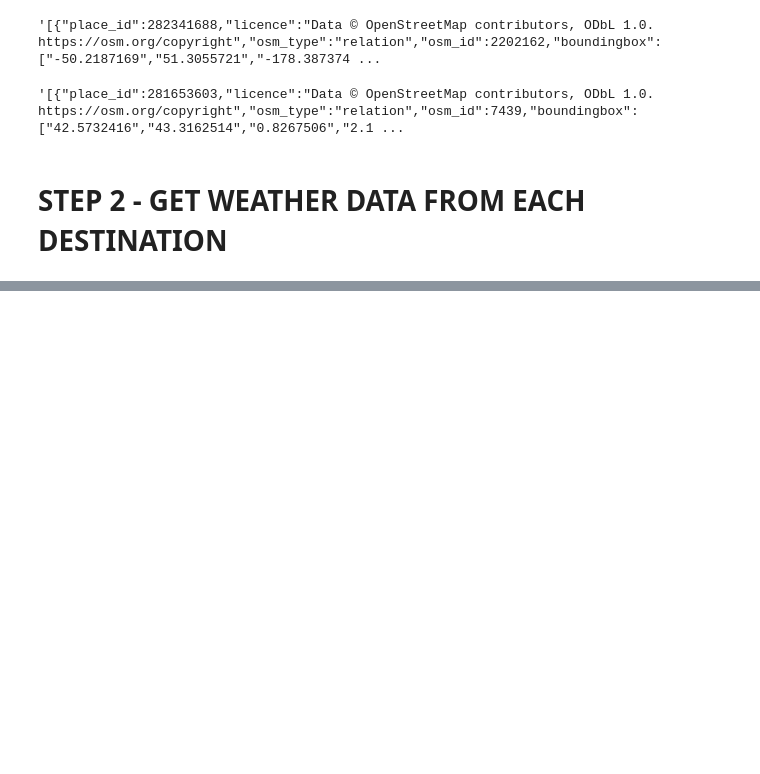
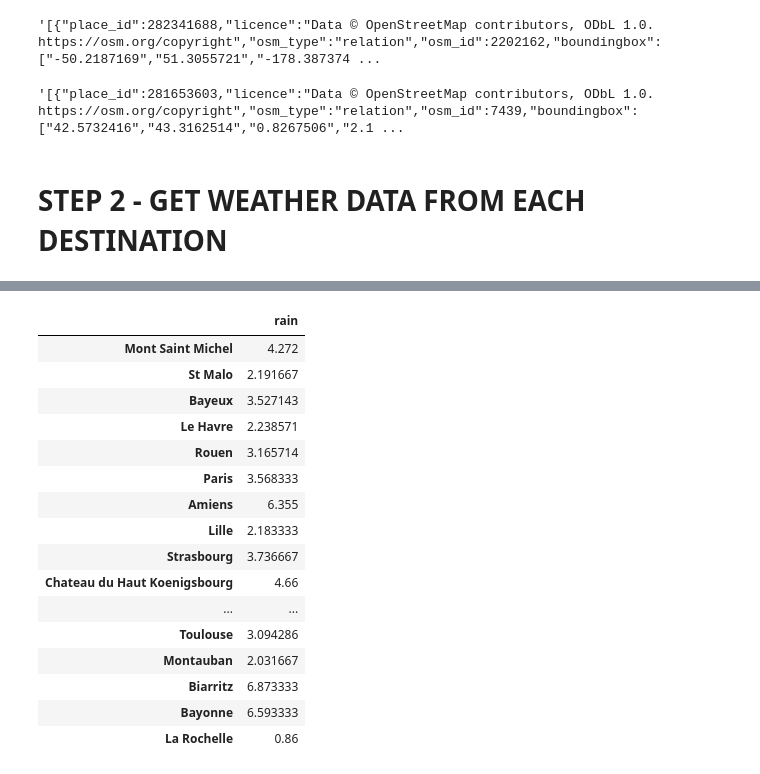
Before and after one commit to cgbezo/projet_02_kayak, a Jupyter notebook: projet_02_kayak.ipynb, the cells around one changed output, grey strips where cells are left out. Drawn from its saved outputs; the diff is of its cells as text; code cells hidden in the pictures; blank space fills up the shorter version.

Commit message:
Implement loop for Meteo. Next step merge the two dataframes

```diff
--- a/projet_02_kayak.ipynb
+++ b/projet_02_kayak.ipynb
@@ -309,0 +240,5 @@ TypeError: cannot convert the series to <class 'int'>
+# %%
+#Create a dataset with latitude and longitude colums ready to be filled
+meteo = pd.DataFrame(columns=["rain"])
+#final.insert(0,"Ville",villes[0],True)
+meteo.head()
@@ -309,0 +247,11 @@ TypeError: cannot convert the series to <class 'int'>
+# %%
+for i,j,x in zip(final['Latitude'],final['Longitude'],final['Ville']):
+        r_weather = requests.get("https://api.openweathermap.org/data/2.5/onecall?lat={}&lon={}&exclude=current,minutely,hourly,alerts&units=metric&appid=6caf73164b957d18dbdd2884cc3c6945".format(i,j))
+        test_weather = r_weather.json()
+        test_ville = test_havre = pd.json_normalize(test_weather,"daily")
+        test_ville['dt'] = pd.to_datetime(test_ville['dt'], unit='s').dt.date
+        mean = test_ville['rain'].mean()
+        print("The mean is {}".format(mean))
+        meteo.loc[x,'rain'] = mean
+        #break
+       # time.sleep(1)
@@ -309,0 +276,20 @@ TypeError: cannot convert the series to <class 'int'>
+# %%
+meteo
+# %% [output]
+|  | rain |
+| Mont Saint Michel | 4.272 |
+| St Malo | 2.191667 |
+| Bayeux | 3.527143 |
+| Le Havre | 2.238571 |
+| Rouen | 3.165714 |
+| Paris | 3.568333 |
+| Amiens | 6.355 |
+| Lille | 2.183333 |
+| Strasbourg | 3.736667 |
+| Chateau du Haut Koenigsbourg | 4.66 |
+| ... | ... |
+| Toulouse | 3.094286 |
+| Montauban | 2.031667 |
+| Biarritz | 6.873333 |
+| Bayonne | 6.593333 |
+| La Rochelle | 0.86 |
```
Also changed, not shown: parts of 15 cells of this notebook.
